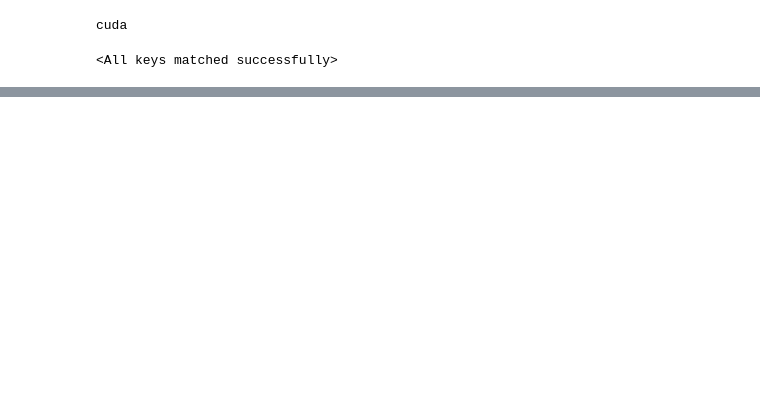
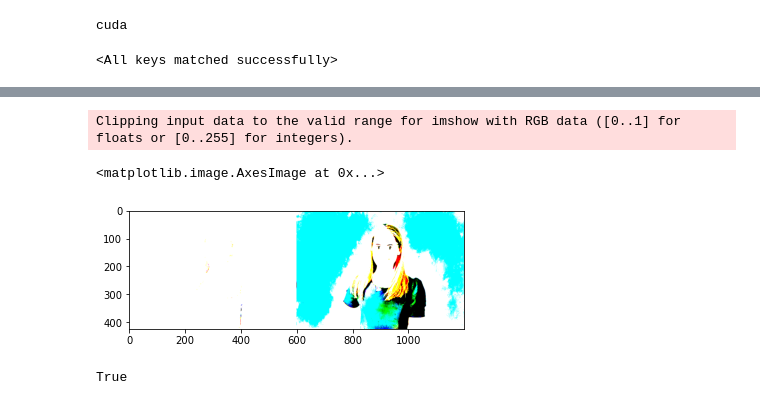
Before and after one commit to msaad1311/Cartoonify, a Jupyter notebook: ImagesCartoonify/Images.ipynb, the cells around one changed output, grey strips where cells are left out. Saved outputs shown, nothing was run; the diff lists cells and outputs as text; code cells hidden in the pictures; blank space fills up the shorter version.

```diff
--- a/ImagesCartoonify/Images.ipynb
+++ b/ImagesCartoonify/Images.ipynb
@@ -46,0 +138,14 @@ Generator(
+# %%
+combined = np.concatenate((img,pred_np*255),axis=1)
+cv2.imwrite('./Images/combined.png',combined.astype(np.uint8))
+plt.imshow(combined)
+# %% [output]
+Clipping input data to the valid range for imshow with RGB data ([0..1] for floats or [0..255] for integers).
+<matplotlib.image.AxesImage at 0x...>
+[figure, added]
+# %%
+x = cv2.cvtColor(pred_np*255,cv2.COLOR_RGB2BGR)
+combo = np.concatenate((cv2.cvtColor(img,cv2.COLOR_RGB2BGR),x),axis=1)
+cv2.imwrite('./Images/combo.png',combo)
+# %% [output]
+True
```
Also changed, not shown: parts of 15 cells of this notebook, 3 other files.
